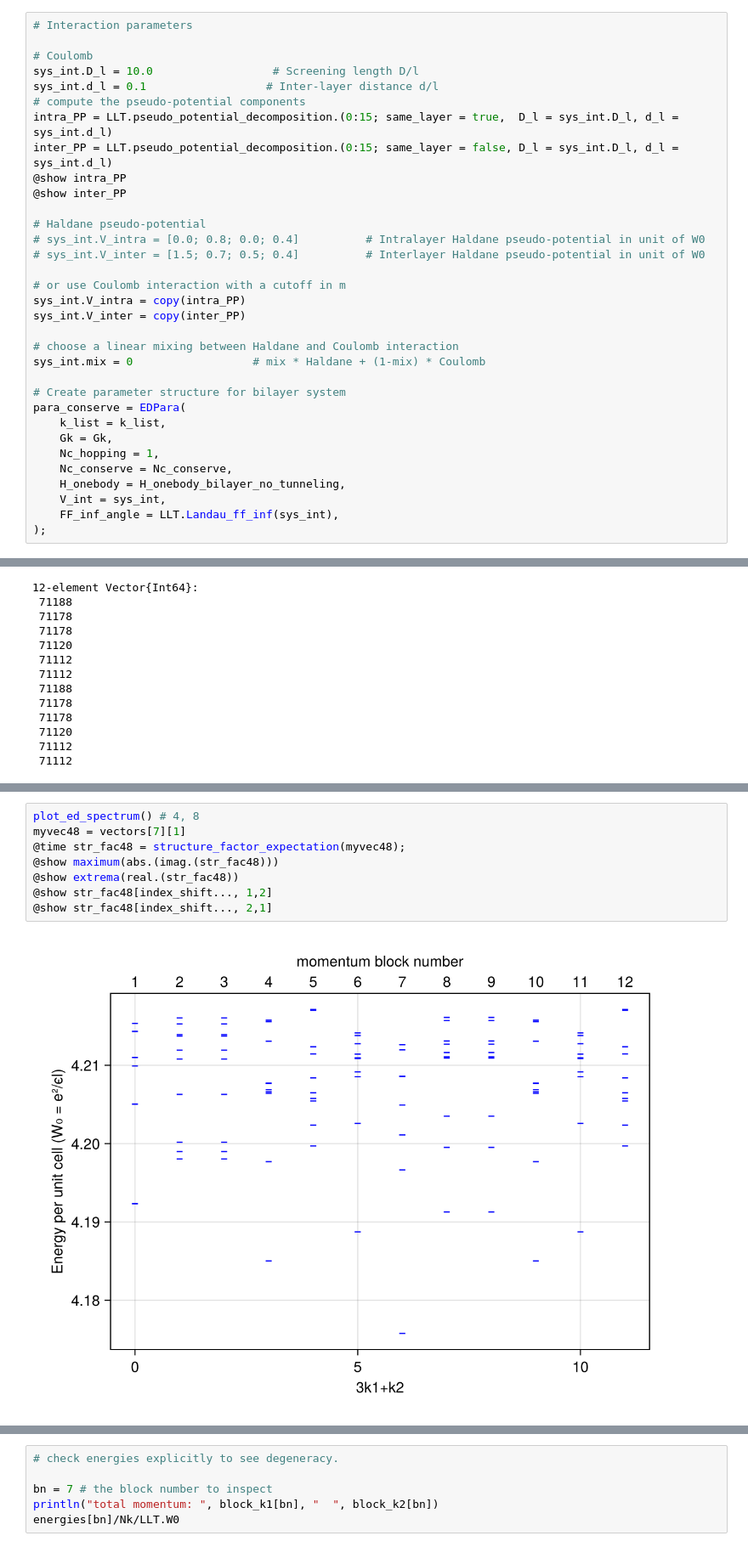
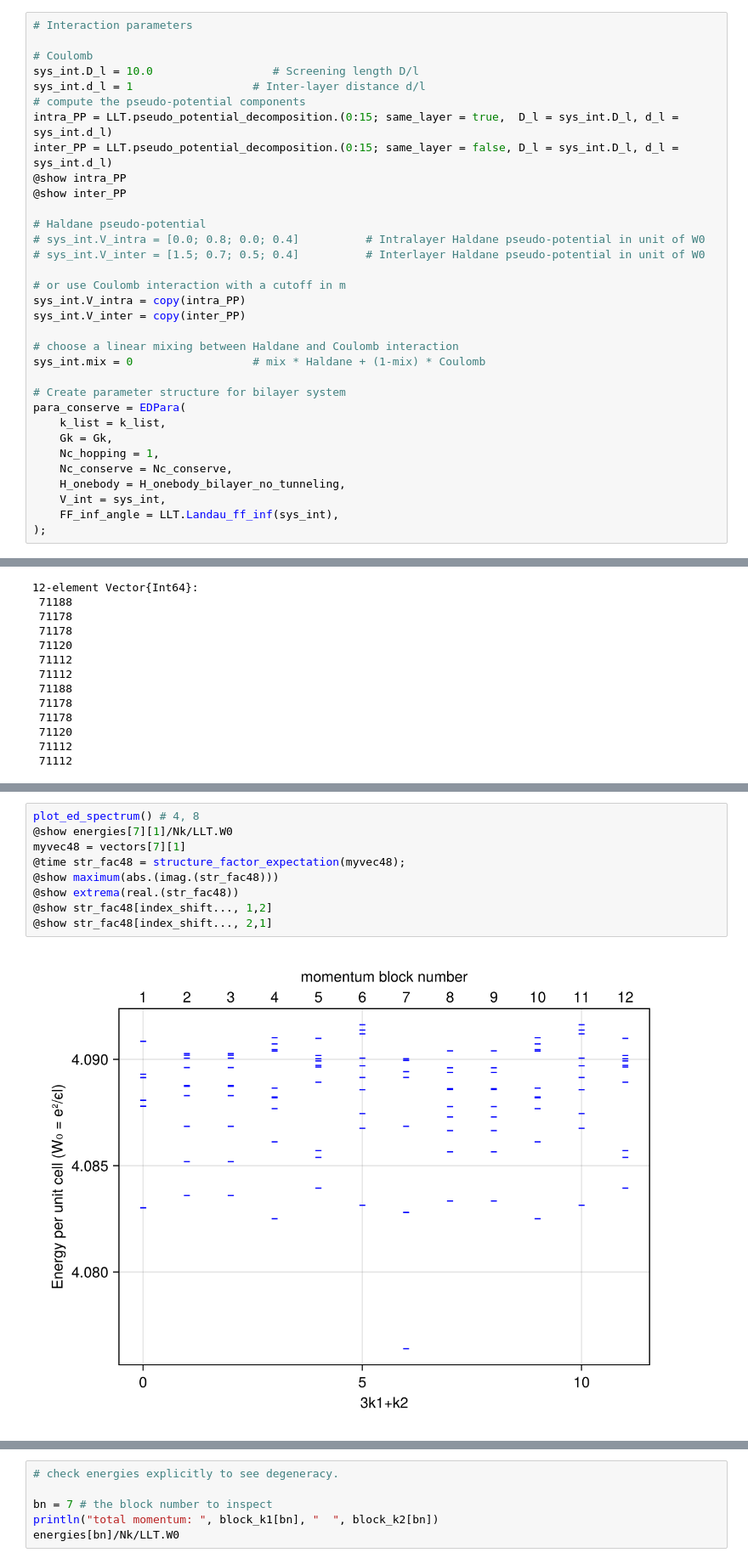
Before and after one commit to Zou-Bo/MomentumED.jl, a Jupyter notebook: examples/continous symmetry breaking/1. LL_exciton_condensate.ipynb, the cells around one changed output, grey strips where cells are left out. Shown: that part at 85% size. Saved outputs shown, nothing was run; the diff lists cells and outputs as text.

```diff
--- a/examples/continous symmetry breaking/1. LL_exciton_condensate.ipynb
+++ b/examples/continous symmetry breaking/1. LL_exciton_condensate.ipynb
@@ -82,7 +82,7 @@ sys_int = LandauInteraction(
 
 # Coulomb
 sys_int.D_l = 10.0                  # Screening length D/l
-sys_int.d_l = 0.1                  # Inter-layer distance d/l
+sys_int.d_l = 1                  # Inter-layer distance d/l
 # compute the pseudo-potential components
 intra_PP = LLT.pseudo_potential_decomposition.(0:15; same_layer = true,  D_l = sys_int.D_l, d_l = sys_int.d_l)
 inter_PP = LLT.pseudo_potential_decomposition.(0:15; same_layer = false, D_l = sys_int.D_l, d_l = sys_int.d_l)
@@ -226,10 +230,11 @@ str_fac39[index_shift..., 2, 1] = 2.499970523996579 + 0.0im
 # %%
 plot_ed_spectrum() # 4, 8
+@show energies[7][1]/Nk/LLT.W0
 myvec48 = vectors[7][1]
 @time str_fac48 = structure_factor_expectation(myvec48);
 @show maximum(abs.(imag.(str_fac48)))
 @show extrema(real.(str_fac48))
 @show str_fac48[index_shift..., 1,2]
 @show str_fac48[index_shift..., 2,1]
 # %% [output]
-[figure, old version]
+[figure, new version]
```
Also changed, not shown: parts of 10 cells of this notebook, 2 other files.
